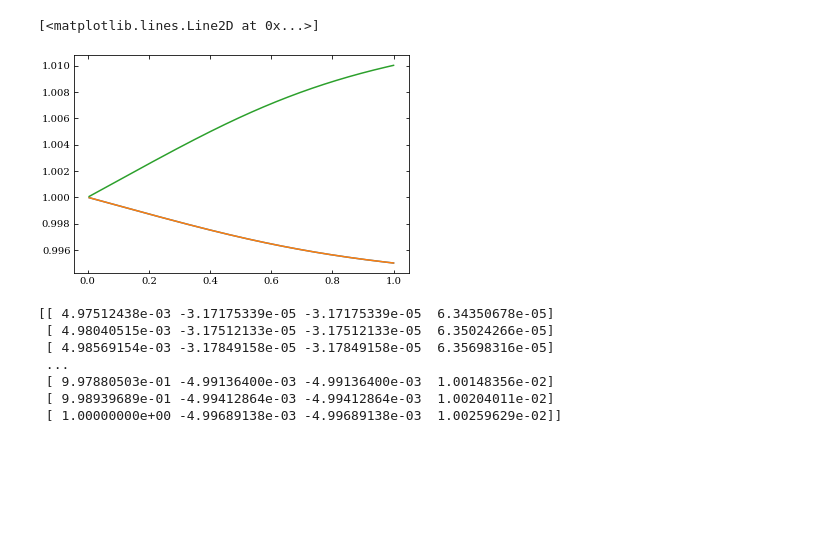
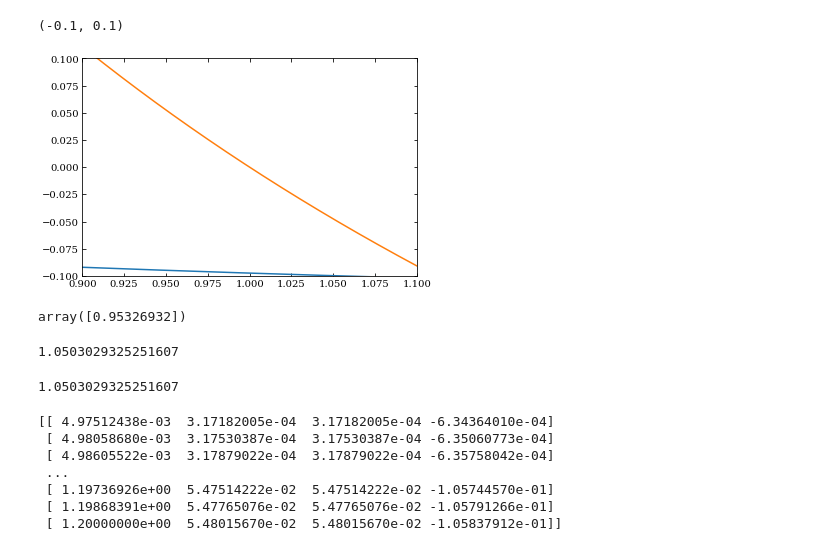
Before and after one commit to eelregit/csit, a Jupyter notebook: analysis/Aniss.ipynb, the cells around one changed output. Cells and saved outputs as stored; diff of their text form; code cells hidden in the pictures; blank space fills up the shorter version.

```diff
--- a/analysis/Aniss.ipynb
+++ b/analysis/Aniss.ipynb
@@ -13,17 +14,24 @@ from nbodykit.lab import *
 # %%
 cosmo = cosmology.Planck15
 # %%
-Omega_m = cosmo.Omega_m(0)
-Omega_L = cosmo.Omega_lambda(0)
-tau_array = [0.005,0.005,-0.01]
+#Omega_m = cosmo.Omega0_m
+#Omega_L = cosmo.Omega0_lambda
+Omega_m = 0.3089
+Omega_L = 0.6911
+
+tau_array = [-0.05, -0.05, 0.1]
+trace = tau_array[0] + tau_array[1] + tau_array[2]
+print(trace)
+
 a_begin = 1/(1+200)
-a_end = 1
+a_end = 1.2
 points = 5000
 
 def Hubble(a):
     matter = Omega_m/a**3
     Lambda = Omega_L
-    return np.sqrt(matter+Lambda)
+    Curv = (1-Omega_m-Omega_L)/a**2
+    return np.sqrt(matter+Lambda+Curv)
 
 def dHda(a):
     up = -3*Omega_m
@@ -54,17 +64,19 @@ vdDdloga = np.vectorize(dDdloga)
 # %%
-a_array = np.logspace(np.log(a_begin), np.log(1), points, base=np.exp(1))
+a_array = np.logspace(np.log(a_begin), np.log(a_end), points, base=np.exp(1))
 lna_array = np.log(a_array)
 a_da = np.zeros((points,6))
 
 def Delta_f(x, lna, taux, tauy, tauz):
-    ### x0 = Delta_x, x1 = Delta_x', x2 = Delta_y, x3 = Delta_y', x4 = Delta_z, x5 = Delta_z'
+    ### x0 = Delta_x, x1 = Delta_x',
+    ### x2 = Delta_y, x3 = Delta_y',
+    ### x4 = Delta_z, x5 = Delta_z'
     Delta0 = 1/((1.+x[0])*(1.+x[2])*(1.+x[4]))-1.
     #Delta0 = 0
     a = np.exp(lna)
     first = 2+dHdloga(a)/Hubble(a)
 
     def tau_time(tau):
-        return tau*vgrowth_D(a)/vgrowth_D(1)
+        return (tau-trace/3.)*vgrowth_D(a)/vgrowth_D(1)
 
     const = 3*Omega_m/(2*a**3*Hubble(a)**2)
     ret = [
@@ -87,0 +113,9 @@ a_da = odeint(Delta_f, Delta_ini, lna_array, args=(tau_array[0],tau_array[1],tau
+# %%
+plt.plot(a_array,a_da[:,4], label='z')
+plt.plot(a_array,(1-a_array)/a_array, label='z')
+#plt.xscale('log')
+plt.xlim(0.9,1.1)
+plt.ylim(-0.1, 0.1)
+# %% [output]
+(-0.1, 0.1)
+[figure, added]
@@ -88,7 +131,10 @@ a_da = odeint(Delta_f, Delta_ini, lna_array, args=(tau_array[0],tau_array[1],tau
+# %%
+optimize.fsolve(eq, 1.)
+# %% [output]
+array([0.95326932])
+# %%
+1+delta_ax(1.)
+# %% [output]
+1.0503029325251607
 # %%
-plt.plot(a_array,1+a_da[:,0])
-plt.plot(a_array,1+a_da[:,2])
-plt.plot(a_array,1+a_da[:,4])
+Delta0 = 1./( (1+a_da[:,0])*(1+a_da[:,2])*(1+a_da[:,4]) ) - 1.
-# %% [output]
-[<matplotlib.lines.Line2D at 0x...>]
-[figure, removed]
@@ -95,3 +144,7 @@ plt.plot(a_array,1+a_da[:,4])
+# %%
+1+delta_ay(1)
+# %% [output]
+1.0503029325251607
 # %%
 ai_save = np.zeros((points,4))
 ai_save[:,0] = a_array
@@ -100,11 +153,11 @@ ai_save[:,2] = a_da[:,2]
 ai_save[:,3] = a_da[:,4]
 print(ai_save)
 # %% [output]
-[[ 4.97512438e-03 -3.17175339e-05 -3.17175339e-05  6.34350678e-05]
- [ 4.98040515e-03 -3.17512133e-05 -3.17512133e-05  6.35024266e-05]
- [ 4.98569154e-03 -3.17849158e-05 -3.17849158e-05  6.35698316e-05]
+[[ 4.97512438e-03  3.17182005e-04  3.17182005e-04 -6.34364010e-04]
+ [ 4.98058680e-03  3.17530387e-04  3.17530387e-04 -6.35060773e-04]
+ [ 4.98605522e-03  3.17879022e-04  3.17879022e-04 -6.35758042e-04]
  ...
- [ 9.97880503e-01 -4.99136400e-03 -4.99136400e-03  1.00148356e-02]
- [ 9.98939689e-01 -4.99412864e-03 -4.99412864e-03  1.00204011e-02]
- [ 1.00000000e+00 -4.99689138e-03 -4.99689138e-03  1.00259629e-02]]
+ [ 1.19736926e+00  5.47514222e-02  5.47514222e-02 -1.05744570e-01]
+ [ 1.19868391e+00  5.47765076e-02  5.47765076e-02 -1.05791266e-01]
+ [ 1.20000000e+00  5.48015670e-02  5.48015670e-02 -1.05837912e-01]]
 # %%
```
Also changed, not shown: parts of 16 cells of this notebook.
